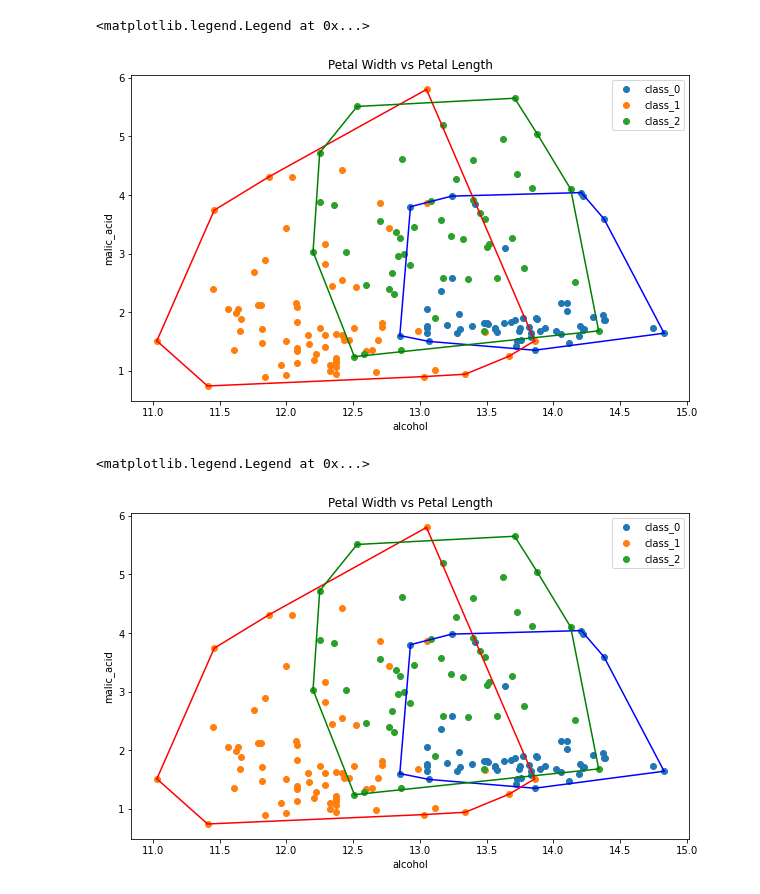
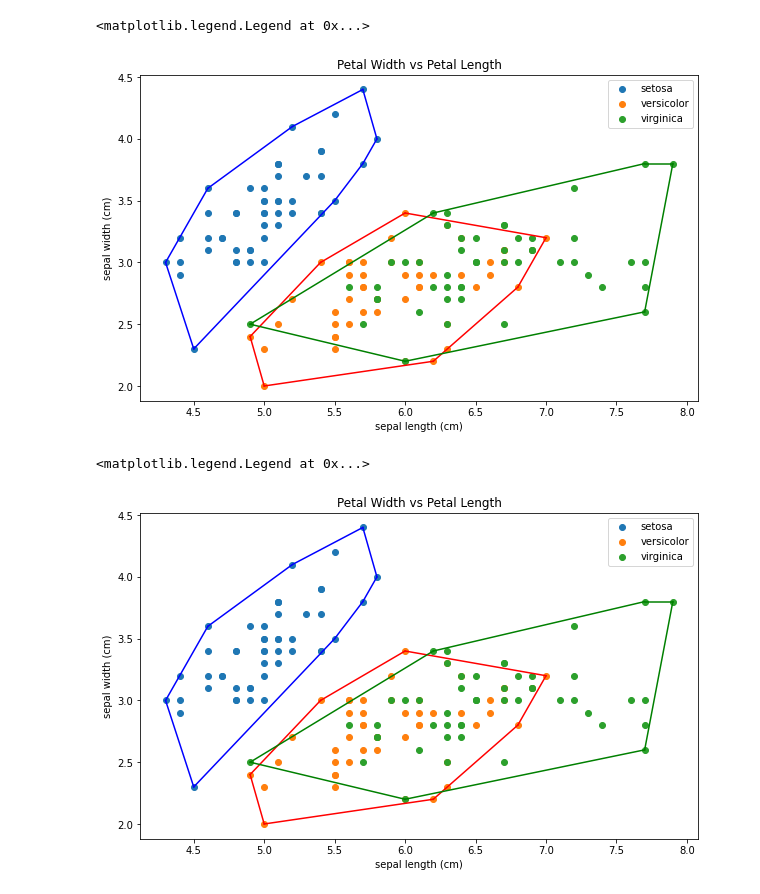
Before and after one commit to adeliaaaa/Tucil2-STIMA, a Jupyter notebook: main.ipynb, the cells around one changed output. Saved outputs shown, nothing was run; the diff lists cells and outputs as text; code cells hidden in the pictures.

```diff
--- a/main.ipynb
+++ b/main.ipynb
@@ -6,7 +6,7 @@ from sklearn import datasets
 from scipy.spatial import ConvexHull
 from myConvexHull import *
 
-data = datasets.load_cancer_breast()
+data = datasets.load_iris()
 #create a DataFrame
 df = pd.DataFrame(data.data, columns=data.feature_names)
 df['Target'] = pd.DataFrame(data.target)
@@ -33,25 +39,24 @@ for i in range(len(data.target_names)):
 plt.legend()
 # %% [output]
 <matplotlib.legend.Legend at 0x...>
-[figure, old version]
+[figure, new version]
 # %%
 #visualisasi hasil ConvexHull
 plt.figure(figsize = (10, 6))
 colors = ['b','r','g']
 plt.title('Petal Width vs Petal Length')
 plt.xlabel(data.feature_names[0])
 plt.ylabel(data.feature_names[1])
 for i in range(len(data.target_names)):
     bucket = df[df['Target'] == i]
     bucket = bucket.iloc[:,[0,1]].values
-    #print("ini bucket\n")
-    #print(bucket[0,0], bucket[0,1])
+
     hullMonic = ConvexHullMonic(bucket) #bagian ini diganti dengan hasil implementasi ConvexHull Divide & Conquer
     hullMonic = hullMonic.astype(int)
     plt.scatter(bucket[:, 0], bucket[:, 1], label=data.target_names[i])
-    for simplex in hullMonic:
-        plt.plot(bucket[simplex, 0], bucket[simplex, 1], colors[i])
+    for simplexMonic in hullMonic:
+        plt.plot(bucket[simplexMonic, 0], bucket[simplexMonic, 1], colors[i])
 plt.legend()
 # %% [output]
 <matplotlib.legend.Legend at 0x...>
-[figure, old version]
+[figure, new version]
```
Also changed, not shown: parts of 1 cell of this notebook, 4 other files.
